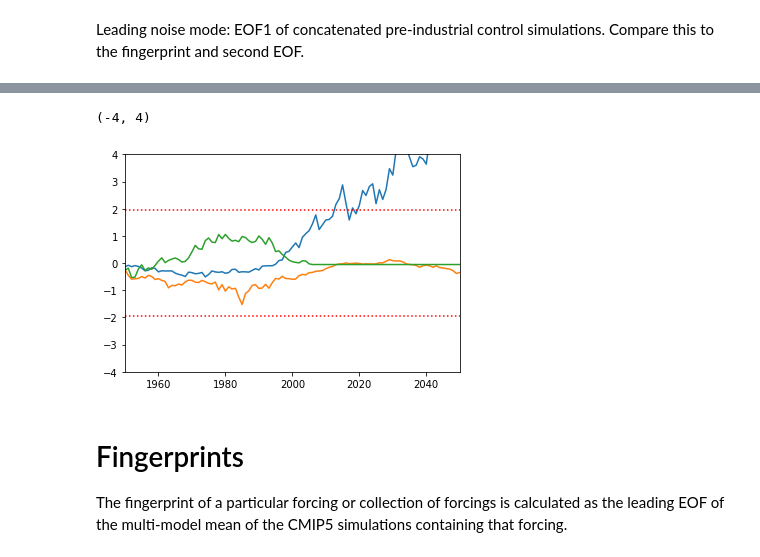
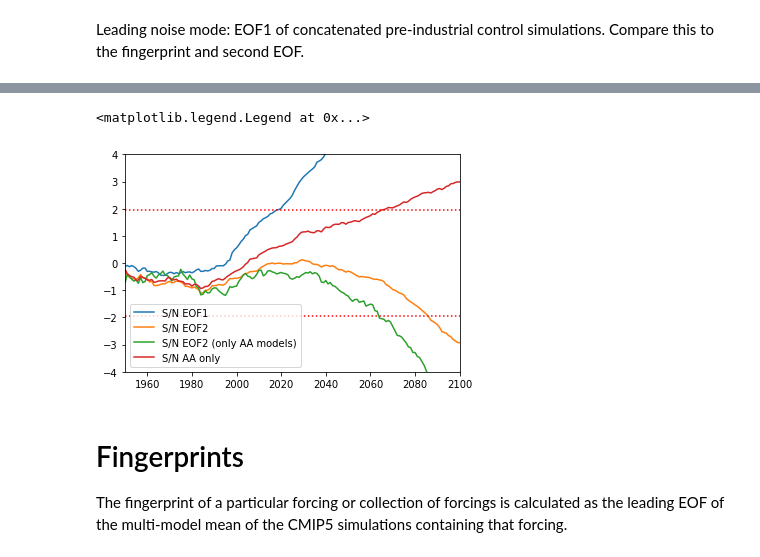
Before and after one commit to katemarvel/Sahel_Code, a Jupyter notebook: SahelFingerprinting.ipynb, the cells around one changed output, grey strips where cells are left out. Drawn from its saved outputs; the diff is of its cells as text; code cells hidden in the pictures.

```diff
--- a/SahelFingerprinting.ipynb
+++ b/SahelFingerprinting.ipynb
@@ -166,3 +174,12 @@ aasolver = aa.fingerprint()
+# %%
+def bootstrap_slopes(noise,L):
+    nt=noise.shape[0]-L
+    test = MV.zeros((nt,L))
+
+    for i in range(nt):
+        test[i]=noise[i:L+i]
+    test.setAxis(1,noise[:L].getAxis(0))
+    return cmip5.get_linear_trends(test)
 # %% [markdown]
 The fingerprint of aerosols (leading EOF) looks like the inverse of EOF2 for the historical-rcp85 simulation
 # %%
@@ -305,7 +363,7 @@ def TOE(projections,noise,starttime=None,L_init=30):
         L=trunc.shape[1]
         signals=cmip5.get_linear_trends(trunc)
 
-        slopes=DA_tools.get_slopes(noise,L)
+        slopes=bootstrap_slopes(noise,L)
         SN[:,counter]=signals/np.std(slopes)
         endtime=endtime.add(1,cdtime.Years)
         counter+=1
@@ -323,12 +381,11 @@ noiseh85=piC.project_on_solver(h85.fingerprint())
 h85proj_eof2=h85.project_on_solver(eof_number = 1)
 noiseh85_eof2=piC.project_on_solver(h85.fingerprint(),eof_number = 1)
 
-aaproj=aa.project_on_solver()
+h85proj_trunc_eof2=select_h85.project_on_solver(eof_number = 1)
+noiseh85_trunc_eof2=piC.project_on_solver(select_h85.fingerprint(),eof_number = 1)
+
+aaproj=aa.project_on_solver(projections_from=h85)
 noiseaa=piC.project_on_solver(aa.fingerprint())
 
 starttime=cdtime.comptime(1940,1,1)
 L_init=2
-
-SN=TOE(h85proj,noiseh85,starttime=starttime,L_init=L_init)
-SN_eof2=TOE(h85proj_eof2,noiseh85_eof2,starttime=starttime,L_init=L_init)
-SN_aa=TOE(aaproj,noiseaa,starttime=starttime,L_init=L_init)
@@ -335,14 +401,18 @@ SN_aa=TOE(aaproj,noiseaa,starttime=starttime,L_init=L_init)
+# %%
+SN_trunc=TOE(h85proj_trunc_eof2,noiseh85_trunc_eof2,starttime=starttime,L_init=L_init)
 # %%
-Plotting.time_plot(MV.average(SN,axis=0))
-Plotting.time_plot(MV.average(SN_eof2,axis=0))
-Plotting.time_plot(MV.average(SN_aa,axis=0))
+Plotting.time_plot(MV.average(SN,axis=0),label="S/N EOF1")
+Plotting.time_plot(MV.average(SN_eof2,axis=0),label="S/N EOF2")
+Plotting.time_plot(MV.average(SN_trunc,axis=0),label="S/N EOF2 (only AA models)")
+Plotting.time_plot(-1*MV.average(SN_aa,axis=0),label="S/N AA only")
 plt.axhline(1.96,c="r",ls=":")
 plt.axhline(-1.96,c="r",ls=":")
-plt.xlim(1950,2050)
+plt.xlim(1950,2100)
 plt.ylim(-4,4)
+plt.legend()
 # %% [output]
-(-4, 4)
+<matplotlib.legend.Legend at 0x...>
-[figure, old version]
+[figure, new version]
 # %%
 
 
```
Also changed, not shown: parts of 17 cells of this notebook, 1 other file.
